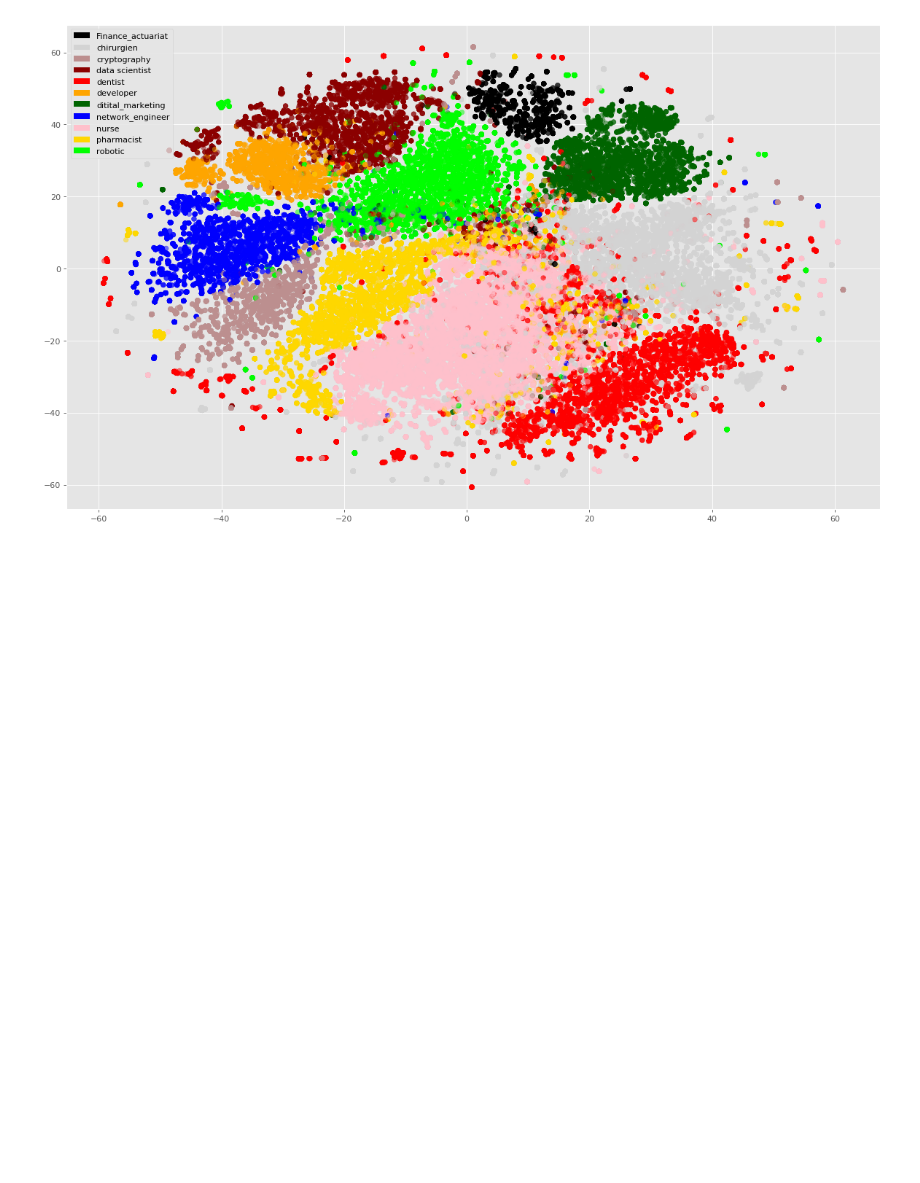
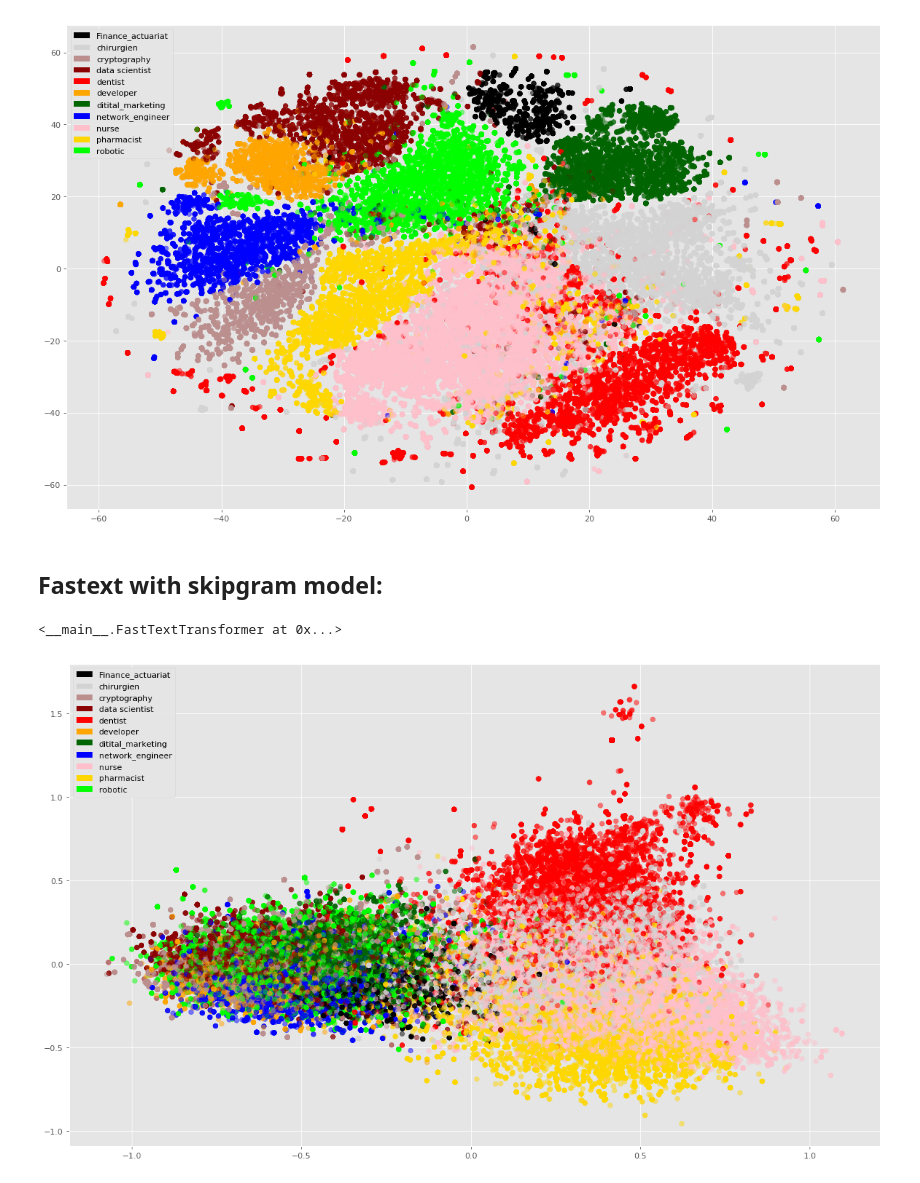
Before and after one commit to Tantelitiana22/text_mining_fil_rouge, a Jupyter notebook: FastTextClassification.ipynb, the cells around one changed output. Drawn from its saved outputs; the diff is of its cells as text; code cells hidden in the pictures; blank space fills up the shorter version.

Commit message:
update modification in FastText and w2v

```diff
--- a/FastTextClassification.ipynb
+++ b/FastTextClassification.ipynb
@@ -138,13 +156,13 @@ from sklearn.preprocessing import MinMaxScaler
 ft_home ='/home/tantely/fastText-0.2.0/fasttext'
 
 class FastTextTransformer:
-    def __init__(self,inputFile,ft_home,path_to_data,model="cbow",size=100, word_ngrams=3):
+    def __init__(self,inputFile,ft_home,model="cbow",size=100, word_ngrams=3):
 
         if not os.path.isfile(ft_home) :
             print("Path" ,ft_home,"does not exist")
             sys.exit(1)
         if not os.path.isfile(inputFile) :
-            print("Path" ,ft_home,"does not exist")
+            print("Path" ,inputFile,"does not exist")
             sys.exit(1)
         corpus_file=datapath(path_to_data)
 
@@ -175,6 +195,6 @@ class FastTextTransformer:
 # %%
 ft_home ='/home/tantely/fastText-0.2.0/fasttext'
 path_to_data="/home/tantely/Documents/INSA_Rouen/Projet_fil_rouge/text_mining_fil_rouge/FastTestFolder/xtrain.txt"
-fasttextTransformer=FastTextTransformer(inputFile=path_to_data,ft_home=ft_home,path_to_data=path_to_data)
+fasttextTransformer=FastTextTransformer(inputFile=path_to_data,ft_home=ft_home,IncludeSimilarity=0)
 fasttextTransformer.fit(x_train)
 # %% [output]
@@ -235,3 +253,38 @@ plt.scatter(X_tsne[:, 0], X_tsne[:, 1], c=coloration,alpha=0.5)
 plt.legend(recs,list(color_dict.keys()),loc='upper left');
 # %% [output]
 [figure]
+# %% [markdown]
+## Fastext with skipgram model:
+# %%
+ft_home ='/home/tantely/fastText-0.2.0/fasttext'
+path_to_data="/home/tantely/Documents/INSA_Rouen/Projet_fil_rouge/text_mining_fil_rouge/FastTestFolder/xtrain.txt"
+fasttextTransformer=FastTextTransformer(inputFile=path_to_data,ft_home=ft_home,path_to_data=path_to_data,model="skipgram")
+fasttextTransformer.fit(x_train)
+# %% [output]
+<__main__.FastTextTransformer at 0x...>
+# %%
+fastText_Xtrain=fasttextTransformer.transform(x_train)
+fastText_Xval=fasttextTransformer.transform(x_val)
+fastText_Xtest=fasttextTransformer.transform(X_test)
+# %%
+from sklearn.decomposition import PCA
+import matplotlib.patches as mpatches
+
+
+color=["black","lightgray","rosybrown","darkred","red","orange","darkgreen","blue","pink","gold","lime"]
+def affect_color(color_list,y):
+    dict_col={name:color_list[k] for k,name in enumerate(np.unique(y)) }
+    color_corr=[dict_col[k] for k in y]
+    return color_corr , dict_col
+
+
+X_pca = PCA().fit_transform(fastText_Xtrain)
+coloration,color_dict=affect_color(color,y_train)
+
+recs = [mpatches.Rectangle((0,0),1,1,fc=col) for col in color_dict.values()]
+
+plt.figure(num=None, figsize=(18, 11), dpi=80, facecolor='w', edgecolor='k')
+plt.scatter(X_pca[:, 0], X_pca[:, 1], c=coloration,alpha=0.5)
+plt.legend(recs,list(color_dict.keys()),loc='upper left');
+# %% [output]
+[figure, added]
```
Also changed, not shown: parts of 12 cells of this notebook, 5 other files.
